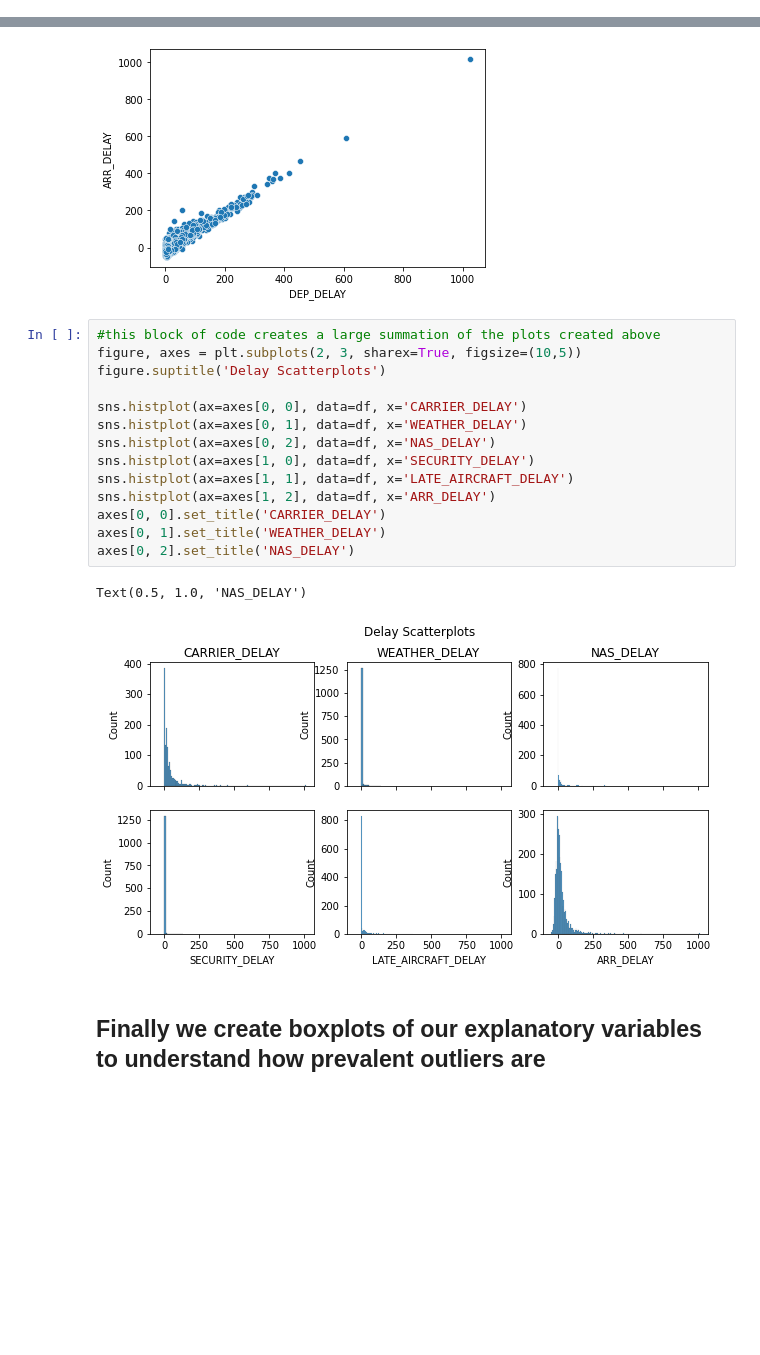
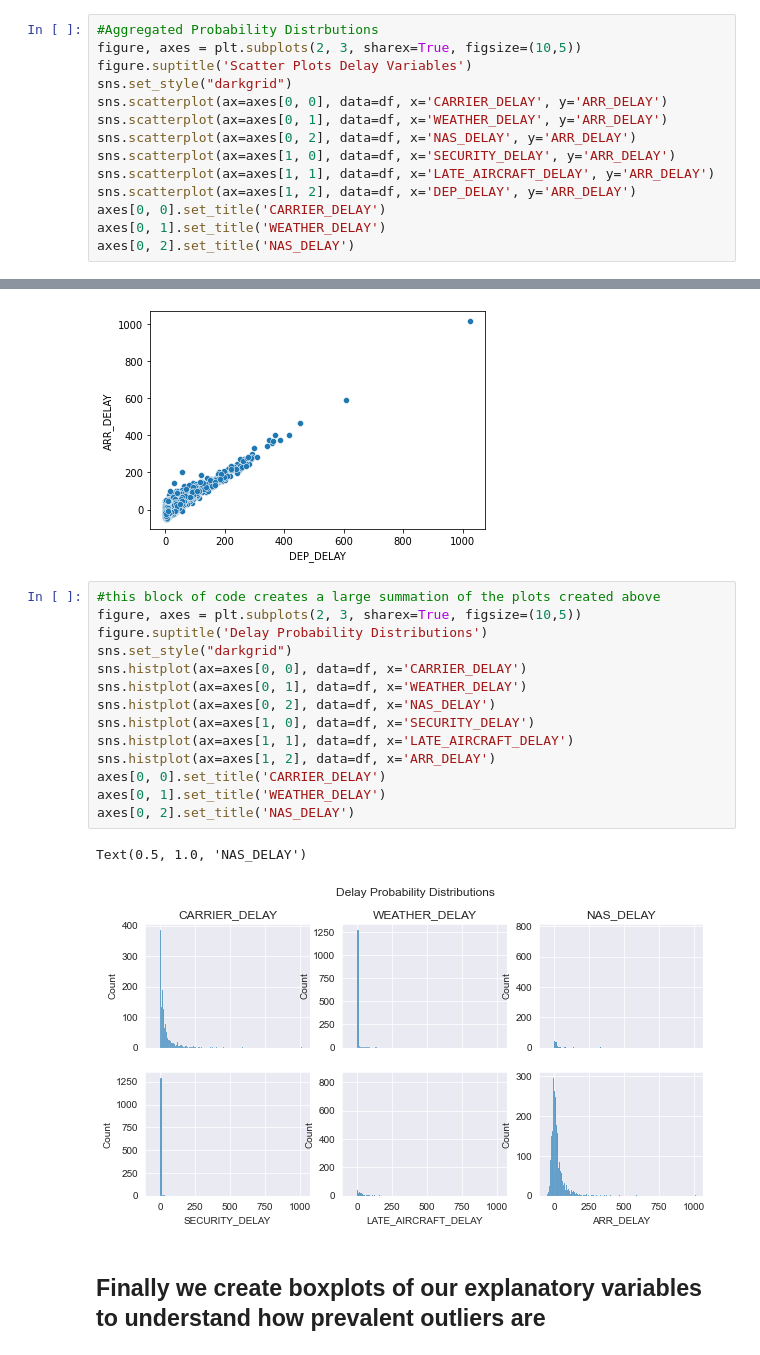
Before and after one commit to noahruiz416/Airport_On_Time_Arrivals, a Jupyter notebook: EDA_Airport_Arrivals.ipynb, the cells around one changed output, grey strips where cells are left out. Drawn from its saved outputs; the diff is of its cells as text; blank space fills up the shorter version.

Commit message:
Update EDA_Airport_Arrivals.ipynb
Plot Style Fixed

```diff
--- a/EDA_Airport_Arrivals.ipynb
+++ b/EDA_Airport_Arrivals.ipynb
@@ -109,0 +93,14 @@ Text(0.5, 1.0, 'NAS_DELAY')
+# %%
+#Aggregated Probability Distrbutions
+figure, axes = plt.subplots(2, 3, sharex=True, figsize=(10,5))
+figure.suptitle('Scatter Plots Delay Variables')
+sns.set_style("darkgrid")
+sns.scatterplot(ax=axes[0, 0], data=df, x='CARRIER_DELAY', y='ARR_DELAY')
+sns.scatterplot(ax=axes[0, 1], data=df, x='WEATHER_DELAY', y='ARR_DELAY')
+sns.scatterplot(ax=axes[0, 2], data=df, x='NAS_DELAY', y='ARR_DELAY')
+sns.scatterplot(ax=axes[1, 0], data=df, x='SECURITY_DELAY', y='ARR_DELAY')
+sns.scatterplot(ax=axes[1, 1], data=df, x='LATE_AIRCRAFT_DELAY', y='ARR_DELAY')
+sns.scatterplot(ax=axes[1, 2], data=df, x='DEP_DELAY', y='ARR_DELAY')
+axes[0, 0].set_title('CARRIER_DELAY')
+axes[0, 1].set_title('WEATHER_DELAY')
+axes[0, 2].set_title('NAS_DELAY')
@@ -141,20 +141,20 @@ create_scatter("DEP_DELAY", "ARR_DELAY", df)
 # %%
 #this block of code creates a large summation of the plots created above
 figure, axes = plt.subplots(2, 3, sharex=True, figsize=(10,5))
-figure.suptitle('Delay Scatterplots')
-
+figure.suptitle('Delay Probability Distributions')
+sns.set_style("darkgrid")
 sns.histplot(ax=axes[0, 0], data=df, x='CARRIER_DELAY')
 sns.histplot(ax=axes[0, 1], data=df, x='WEATHER_DELAY')
 sns.histplot(ax=axes[0, 2], data=df, x='NAS_DELAY')
 sns.histplot(ax=axes[1, 0], data=df, x='SECURITY_DELAY')
 sns.histplot(ax=axes[1, 1], data=df, x='LATE_AIRCRAFT_DELAY')
 sns.histplot(ax=axes[1, 2], data=df, x='ARR_DELAY')
 axes[0, 0].set_title('CARRIER_DELAY')
 axes[0, 1].set_title('WEATHER_DELAY')
 axes[0, 2].set_title('NAS_DELAY')
 # %% [output]
 Text(0.5, 1.0, 'NAS_DELAY')
-[figure, old version]
+[figure, new version]
 # %% [markdown]
 ## Finally we create boxplots of our explanatory variables to understand how prevalent outliers are
 # %%
```
Also changed, not shown: parts of 4 cells of this notebook.
